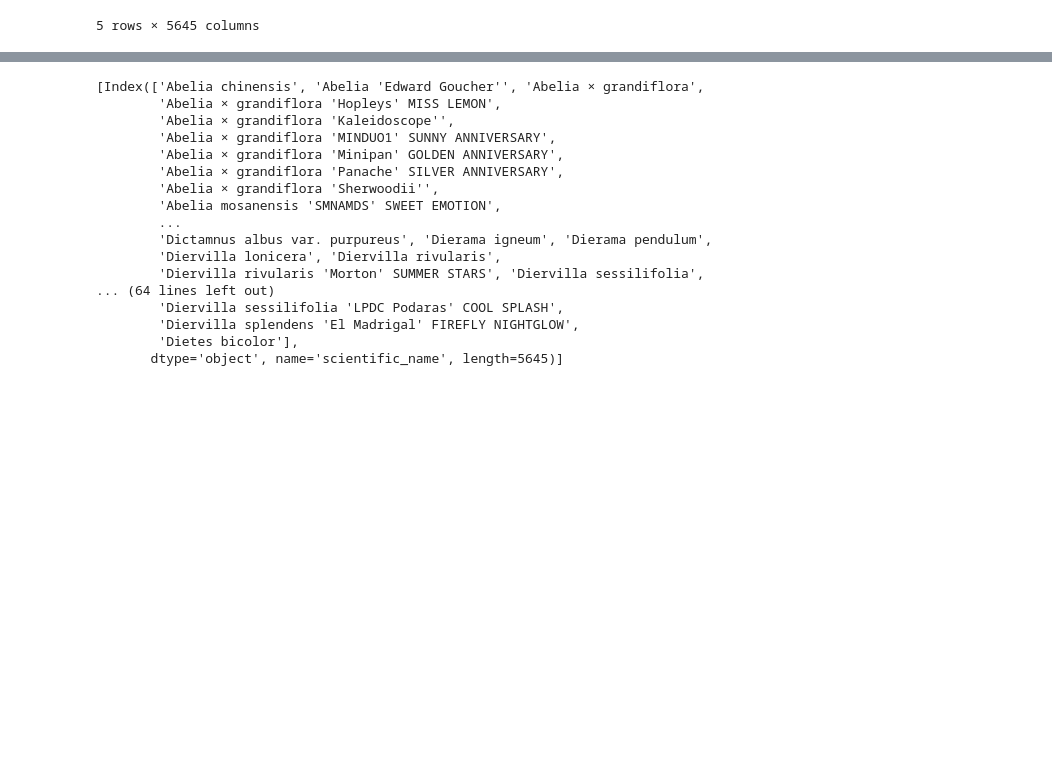
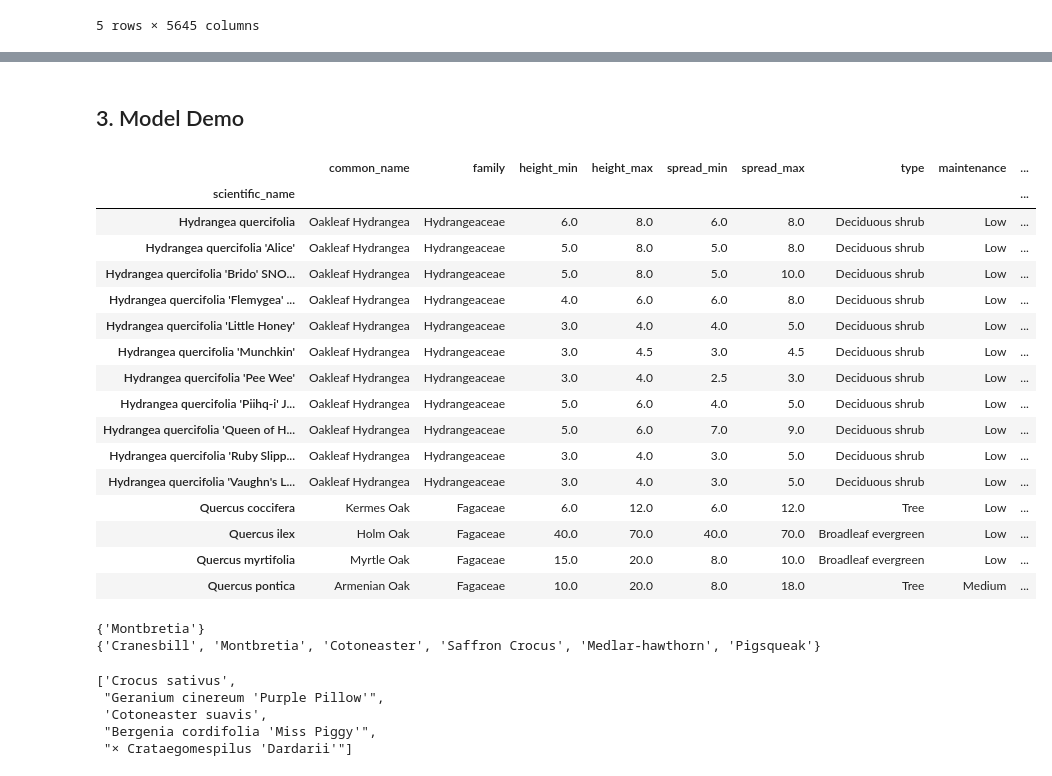
Before and after one commit to jolieleung/ml_finalproject, a Jupyter notebook: plant_data_rec_eng.ipynb, the cells around one changed output, grey strips where cells are left out. Saved outputs shown, nothing was run; the diff lists cells and outputs as text; code cells hidden in the pictures; blank space fills up the shorter version.

Commit message:
final model

```diff
--- a/plant_data_rec_eng.ipynb
+++ b/plant_data_rec_eng.ipynb
@@ -343,20 +313,2 @@ m=recommend_five(lst)
-# %%
-m
-# %% [output]
-[Index(['Abelia chinensis', 'Abelia 'Edward Goucher'', 'Abelia × grandiflora',
-        'Abelia × grandiflora 'Hopleys' MISS LEMON',
-        'Abelia × grandiflora 'Kaleidoscope'',
-        'Abelia × grandiflora 'MINDUO1' SUNNY ANNIVERSARY',
-        'Abelia × grandiflora 'Minipan' GOLDEN ANNIVERSARY',
-        'Abelia × grandiflora 'Panache' SILVER ANNIVERSARY',
-        'Abelia × grandiflora 'Sherwoodii'',
-        'Abelia mosanensis 'SMNAMDS' SWEET EMOTION',
-        ...
-        'Dictamnus albus var. purpureus', 'Dierama igneum', 'Dierama pendulum',
-        'Diervilla lonicera', 'Diervilla rivularis',
-        'Diervilla rivularis 'Morton' SUMMER STARS', 'Diervilla sessilifolia',
-... (64 lines left out)
-        'Diervilla sessilifolia 'LPDC Podaras' COOL SPLASH',
-        'Diervilla splendens 'El Madrigal' FIREFLY NIGHTGLOW',
-        'Dietes bicolor'],
-       dtype='object', name='scientific_name', length=5645)]
+# %% [markdown]
+## 3. Model Demo
@@ -362,0 +339,22 @@ m
+# %%
+target_plant = "oak"
+# %%
+plant_data_nona[plant_data_nona["common_name"].str.lower().str.contains(target_plant)]
+# %% [output]
+|  | common_name | family | height_min | height_max | spread_min | spread_max | type | maintenance | ... |
+| scientific_name |  |  |  |  |  |  |  |  | ... |
+| Hydrangea quercifolia | Oakleaf Hydrangea | Hydrangeaceae | 6.0 | 8.0 | 6.0 | 8.0 | Deciduous shrub | Low | ... |
+| Hydrangea quercifolia 'Alice' | Oakleaf Hydrangea | Hydrangeaceae | 5.0 | 8.0 | 5.0 | 8.0 | Deciduous shrub | Low | ... |
+| Hydrangea quercifolia 'Brido' SNO... | Oakleaf Hydrangea | Hydrangeaceae | 5.0 | 8.0 | 5.0 | 10.0 | Deciduous shrub | Low | ... |
+| Hydrangea quercifolia 'Flemygea' ... | Oakleaf Hydrangea | Hydrangeaceae | 4.0 | 6.0 | 6.0 | 8.0 | Deciduous shrub | Low | ... |
+| Hydrangea quercifolia 'Little Honey' | Oakleaf Hydrangea | Hydrangeaceae | 3.0 | 4.0 | 4.0 | 5.0 | Deciduous shrub | Low | ... |
+| Hydrangea quercifolia 'Munchkin' | Oakleaf Hydrangea | Hydrangeaceae | 3.0 | 4.5 | 3.0 | 4.5 | Deciduous shrub | Low | ... |
+| Hydrangea quercifolia 'Pee Wee' | Oakleaf Hydrangea | Hydrangeaceae | 3.0 | 4.0 | 2.5 | 3.0 | Deciduous shrub | Low | ... |
+| Hydrangea quercifolia 'Piihq-i' J... | Oakleaf Hydrangea | Hydrangeaceae | 5.0 | 6.0 | 4.0 | 5.0 | Deciduous shrub | Low | ... |
+| Hydrangea quercifolia 'Queen of H... | Oakleaf Hydrangea | Hydrangeaceae | 5.0 | 6.0 | 7.0 | 9.0 | Deciduous shrub | Low | ... |
+| Hydrangea quercifolia 'Ruby Slipp... | Oakleaf Hydrangea | Hydrangeaceae | 3.0 | 4.0 | 3.0 | 5.0 | Deciduous shrub | Low | ... |
+| Hydrangea quercifolia 'Vaughn's L... | Oakleaf Hydrangea | Hydrangeaceae | 3.0 | 4.0 | 3.0 | 5.0 | Deciduous shrub | Low | ... |
+| Quercus coccifera | Kermes Oak | Fagaceae | 6.0 | 12.0 | 6.0 | 12.0 | Tree | Low | ... |
+| Quercus ilex | Holm Oak | Fagaceae | 40.0 | 70.0 | 40.0 | 70.0 | Broadleaf evergreen | Low | ... |
+| Quercus myrtifolia | Myrtle Oak | Fagaceae | 15.0 | 20.0 | 8.0 | 10.0 | Broadleaf evergreen | Low | ... |
+| Quercus pontica | Armenian Oak | Fagaceae | 10.0 | 20.0 | 8.0 | 18.0 | Tree | Medium | ... |
@@ -362,0 +363,17 @@ m
+# %%
+lst=recommend(target_plant)
+target_index = lst[0]
+target_common_name = plant_data_nona.iloc[target_index].common_name
+
+recommended=recommend_five(lst, target_common_name)
+# %% [output]
+{'Montbretia'}
+{'Cranesbill', 'Montbretia', 'Cotoneaster', 'Saffron Crocus', 'Medlar-hawthorn', 'Pigsqueak'}
+# %%
+recommended
+# %% [output]
+['Crocus sativus',
+ "Geranium cinereum 'Purple Pillow'",
+ 'Cotoneaster suavis',
+ "Bergenia cordifolia 'Miss Piggy'",
+ "× Crataegomespilus 'Dardarii'"]
```
Also changed, not shown: parts of 15 cells of this notebook.
